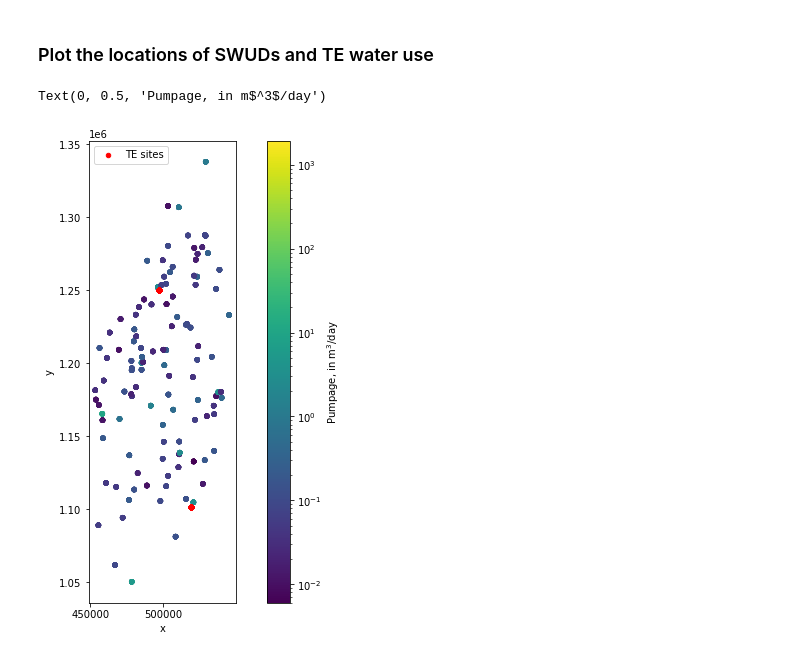
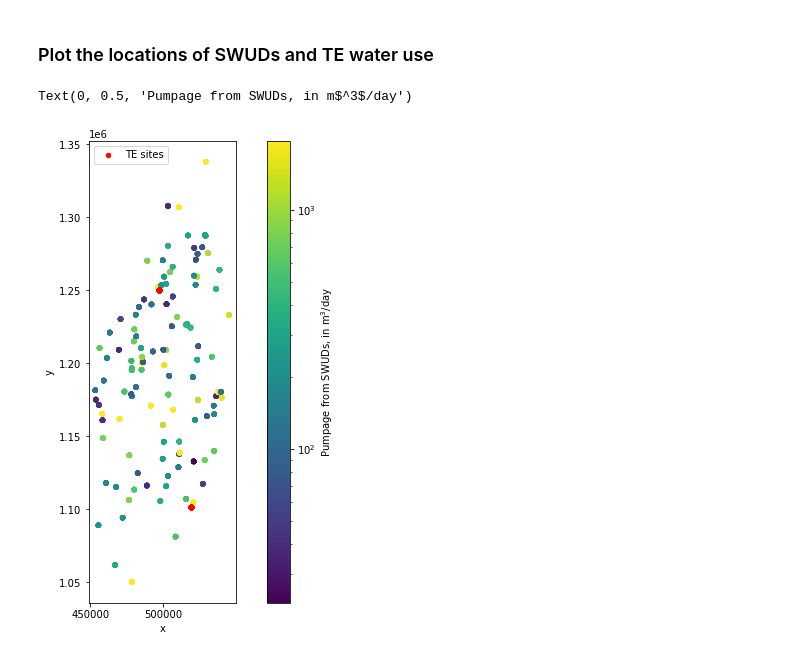
Before and after one commit to aleaf/usgs-map-gwmodels, a Jupyter notebook: examples/Example.ipynb, the cells around one changed output. Drawn from its saved outputs; the diff is of its cells as text; code cells hidden in the pictures.

Commit message:
fix(swuds; te_wateruse): discharge values should be negative; visualization: add functions to plot iwum input and compare preprocessed pumping data to actual wel package input

```diff
--- a/examples/Example.ipynb
+++ b/examples/Example.ipynb
@@ -654,16 +655,17 @@ te_results.head()
 ### Plot the locations of SWUDs and TE water use
 # %%
 fig, ax = plt.subplots(figsize=(11, 8.5))
-ax = swuds_results.df.plot.scatter(x='x', y='y', c='q_monthly',
+ax = swuds_results.df.plot.scatter(x='x', y='y', c=swuds_results.df.q.abs(),
                                    cmap='viridis',
-                                   vmax=swuds_results.df.q.quantile(0.9),
+                                   vmax=swuds_results.df.q.abs().quantile(0.9),
                                    norm=mpl.colors.LogNorm(), ax=ax)
-te_results.plot.scatter(x='x', y='y', c='r', ax=ax, label='TE sites')
+te_results.plot.scatter(x='x', y='y', c='r',
+                        ax=ax, label='TE sites')
 ax.legend()
 ax.set_aspect(1)
 cax = fig.get_axes()[1]
 #and we can modify it, i.e.:
-cax.set_ylabel('Pumpage, in m$^3$/day')
+cax.set_ylabel('Pumpage from SWUDs, in m$^3$/day')
 # %% [output]
-Text(0, 0.5, 'Pumpage, in m$^3$/day')
+Text(0, 0.5, 'Pumpage from SWUDs, in m$^3$/day')
-[figure, old version]
+[figure, new version]
```
Also changed, not shown: parts of 8 cells of this notebook, 9 other files.
